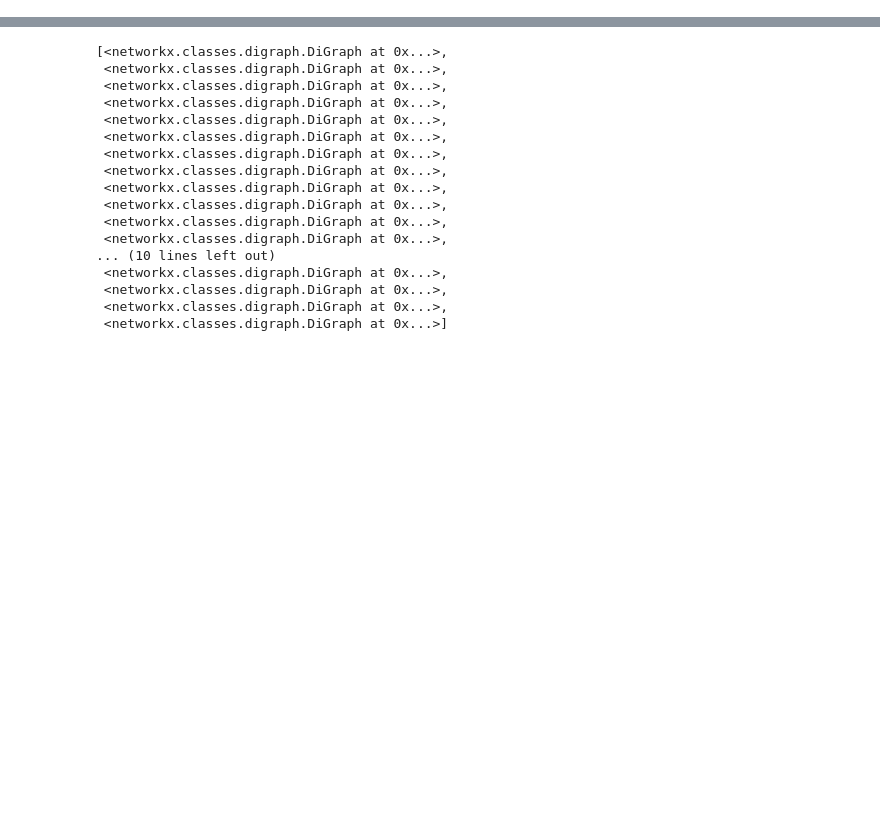
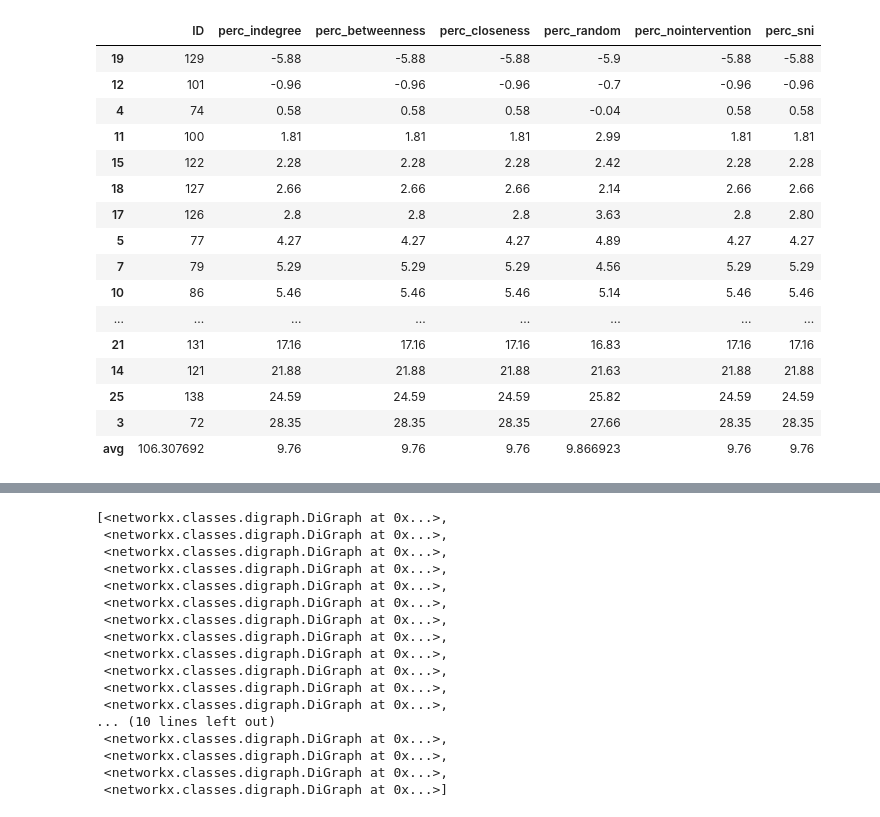
Before and after one commit to MovezNetwork/ABM-PA, a Jupyter notebook: notebooks/Classes.ipynb, the cells around one changed output, grey strips where cells are left out. Cells and saved outputs as stored; diff of their text form; code cells hidden in the pictures; blank space fills up the shorter version.

```diff
--- a/notebooks/Classes.ipynb
+++ b/notebooks/Classes.ipynb
@@ -86,3 +89,23 @@ See the caveats in the documentation: https://pandas.pydata.org/pandas-docs/stab
+# %%
+success_rates
+# %% [output]
+|  | ID | perc_indegree | perc_betweenness | perc_closeness | perc_random | perc_nointervention | perc_sni |
+| 19 | 129 | -5.88 | -5.88 | -5.88 | -5.9 | -5.88 | -5.88 |
+| 12 | 101 | -0.96 | -0.96 | -0.96 | -0.7 | -0.96 | -0.96 |
+| 4 | 74 | 0.58 | 0.58 | 0.58 | -0.04 | 0.58 | 0.58 |
+| 11 | 100 | 1.81 | 1.81 | 1.81 | 2.99 | 1.81 | 1.81 |
+| 15 | 122 | 2.28 | 2.28 | 2.28 | 2.42 | 2.28 | 2.28 |
+| 18 | 127 | 2.66 | 2.66 | 2.66 | 2.14 | 2.66 | 2.66 |
+| 17 | 126 | 2.8 | 2.8 | 2.8 | 3.63 | 2.8 | 2.80 |
+| 5 | 77 | 4.27 | 4.27 | 4.27 | 4.89 | 4.27 | 4.27 |
+| 7 | 79 | 5.29 | 5.29 | 5.29 | 4.56 | 5.29 | 5.29 |
+| 10 | 86 | 5.46 | 5.46 | 5.46 | 5.14 | 5.46 | 5.46 |
+| ... | ... | ... | ... | ... | ... | ... | ... |
+| 21 | 131 | 17.16 | 17.16 | 17.16 | 16.83 | 17.16 | 17.16 |
+| 14 | 121 | 21.88 | 21.88 | 21.88 | 21.63 | 21.88 | 21.88 |
+| 25 | 138 | 24.59 | 24.59 | 24.59 | 25.82 | 24.59 | 24.59 |
+| 3 | 72 | 28.35 | 28.35 | 28.35 | 27.66 | 28.35 | 28.35 |
+| avg | 106.307692 | 9.76 | 9.76 | 9.76 | 9.866923 | 9.76 | 9.76 |
 # %%
 indif.head()
 # %% [output]
```
Also changed, not shown: parts of 9 cells of this notebook, 2 other files.
